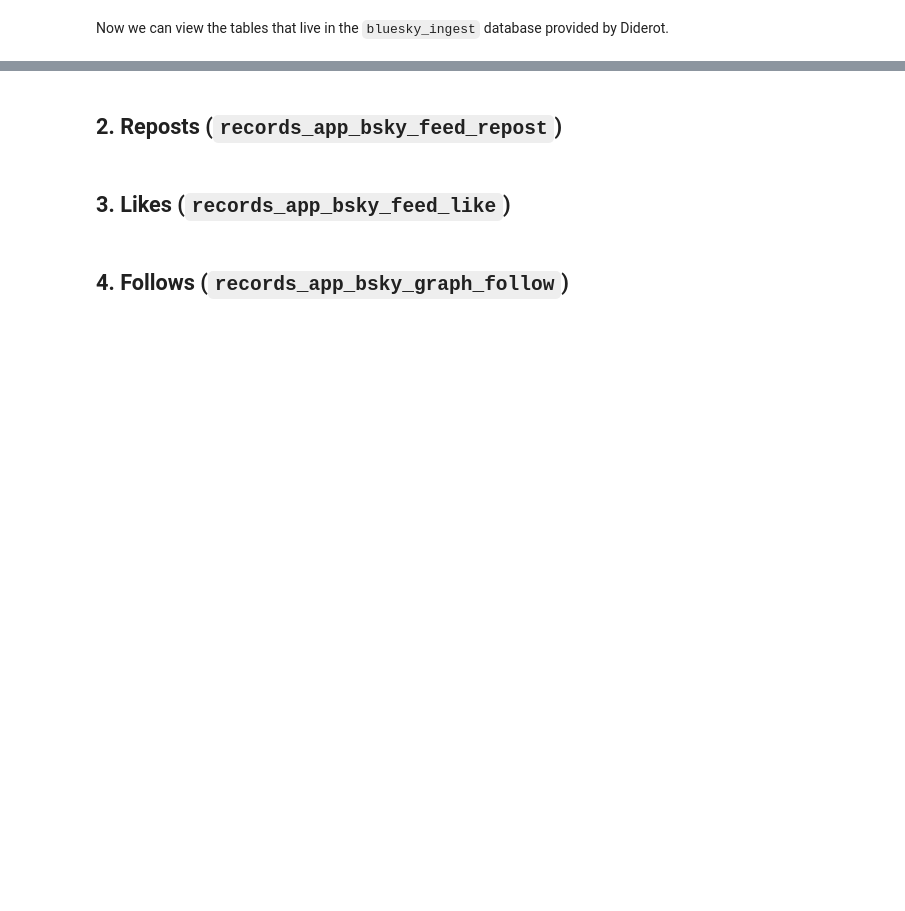
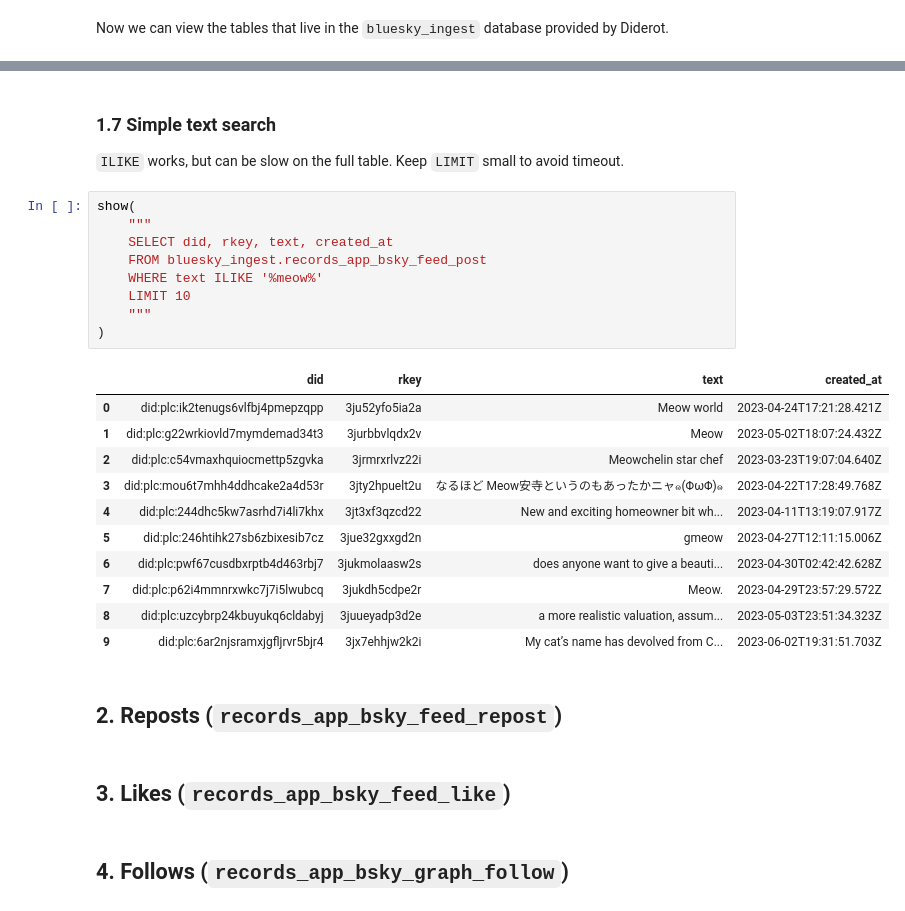
Before and after one commit to ishitajain21/Diderot-clinic, a Jupyter notebook: data_exploration/clickhouse_bluesky_tutorial.ipynb, the cells around one changed output, grey strips where cells are left out. Drawn from its saved outputs; the diff is of its cells as text; blank space fills up the shorter version.

```diff
--- a/data_exploration/clickhouse_bluesky_tutorial.ipynb
+++ b/data_exploration/clickhouse_bluesky_tutorial.ipynb
@@ -77,3 +233,28 @@ show("SHOW TABLES FROM bluesky_ingest")
+# %% [markdown]
+### 1.7 Simple text search
+
+`ILIKE` works, but can be slow on the full table. Keep `LIMIT` small to avoid timeout.
+# %%
+show(
+    """
+    SELECT did, rkey, text, created_at
+    FROM bluesky_ingest.records_app_bsky_feed_post
+    WHERE text ILIKE '%meow%'
+    LIMIT 10
+    """
+)
+# %% [output]
+|  | did | rkey | text | created_at |
+| 0 | did:plc:ik2tenugs6vlfbj4pmepzqpp | 3ju52yfo5ia2a | Meow world | 2023-04-24T17:21:28.421Z |
+| 1 | did:plc:g22wrkiovld7mymdemad34t3 | 3jurbbvlqdx2v | Meow | 2023-05-02T18:07:24.432Z |
+| 2 | did:plc:c54vmaxhquiocmettp5zgvka | 3jrmrxrlvz22i | Meowchelin star chef | 2023-03-23T19:07:04.640Z |
+| 3 | did:plc:mou6t7mhh4ddhcake2a4d53r | 3jty2hpuelt2u | なるほど Meow安寺というのもあったかニャ๑(ΦωΦ)๑ | 2023-04-22T17:28:49.768Z |
+| 4 | did:plc:244dhc5kw7asrhd7i4li7khx | 3jt3xf3qzcd22 | New and exciting homeowner bit wh... | 2023-04-11T13:19:07.917Z |
+| 5 | did:plc:246htihk27sb6zbixesib7cz | 3jue32gxxgd2n | gmeow | 2023-04-27T12:11:15.006Z |
+| 6 | did:plc:pwf67cusdbxrptb4d463rbj7 | 3jukmolaasw2s | does anyone want to give a beauti... | 2023-04-30T02:42:42.628Z |
+| 7 | did:plc:p62i4mmnrxwkc7j7i5lwubcq | 3jukdh5cdpe2r | Meow. | 2023-04-29T23:57:29.572Z |
+| 8 | did:plc:uzcybrp24kbuyukq6cldabyj | 3juueyadp3d2e | a more realistic valuation, assum... | 2023-05-03T23:51:34.323Z |
+| 9 | did:plc:6ar2njsramxjgfljrvr5bjr4 | 3jx7ehhjw2k2i | My cat’s name has devolved from C... | 2023-06-02T19:31:51.703Z |
 # %% [markdown]
 ## 2. Reposts (`records_app_bsky_feed_repost`)
 # %% [markdown]
```
Also changed, not shown: parts of 22 cells of this notebook, 1 other file.
